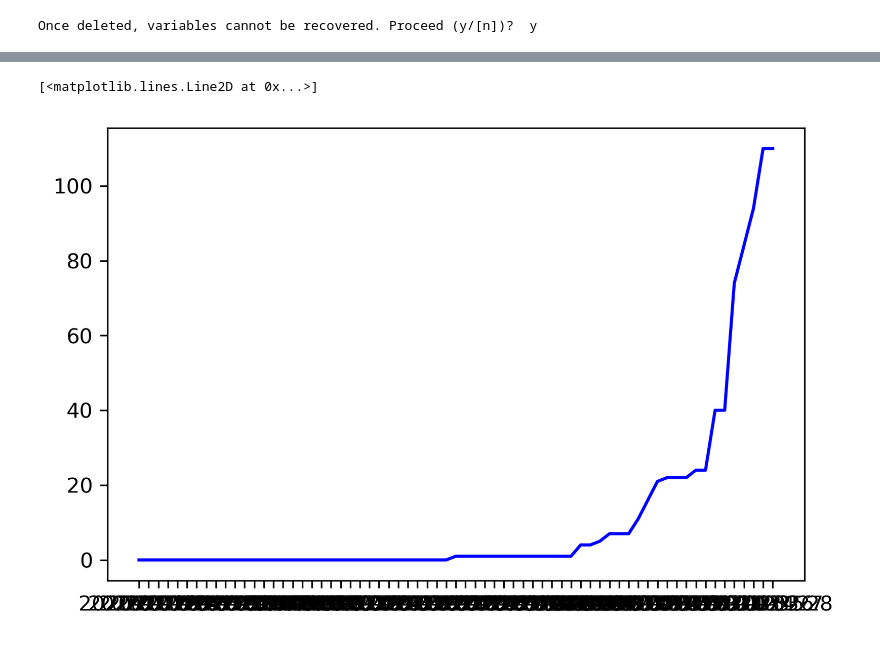
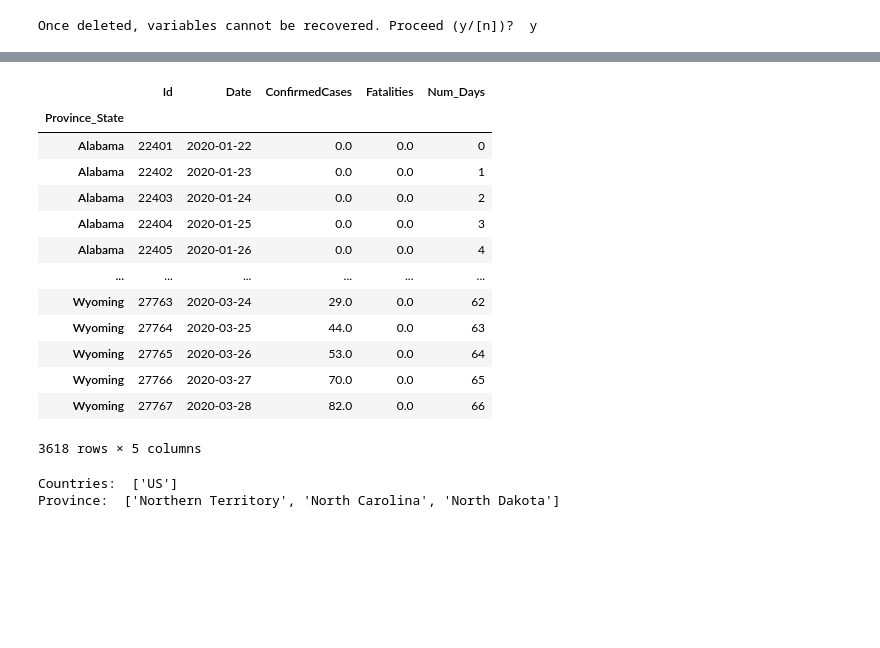
Before and after one commit to mail02ankit/covid19, a Jupyter notebook: ankit_notebook.ipynb, the cells around one changed output, grey strips where cells are left out. Drawn from its saved outputs; the diff is of its cells as text; code cells hidden in the pictures; blank space fills up the shorter version.

```diff
--- a/ankit_notebook.ipynb
+++ b/ankit_notebook.ipynb
@@ -80,11 +69,38 @@ df_r.loc['Afghanistan']
-# %%
-df_p = df_r.loc['Afghanistan']
-
-# fig, ax = plt.subplots(1,1, figsize = (4,2), dpi=300)
-fig, ax = plt.subplots(1,1, dpi=300)
-fontl=8
-
-ax.plot( df_p['Date'], df_p['ConfirmedCases'],'-',color='b', label='Max T')
-# %% [output]
-[<matplotlib.lines.Line2D at 0x...>]
-[figure, removed]
+# %%
+df_r.loc['US']
+# df_r.loc['US'].loc['Alabama']
+# %% [output]
+|  | Id | Date | ConfirmedCases | Fatalities | Num_Days |
+| Province_State |  |  |  |  |  |
+| Alabama | 22401 | 2020-01-22 | 0.0 | 0.0 | 0 |
+| Alabama | 22402 | 2020-01-23 | 0.0 | 0.0 | 1 |
+| Alabama | 22403 | 2020-01-24 | 0.0 | 0.0 | 2 |
+| Alabama | 22404 | 2020-01-25 | 0.0 | 0.0 | 3 |
+| Alabama | 22405 | 2020-01-26 | 0.0 | 0.0 | 4 |
+| ... | ... | ... | ... | ... | ... |
+| Wyoming | 27763 | 2020-03-24 | 29.0 | 0.0 | 62 |
+| Wyoming | 27764 | 2020-03-25 | 44.0 | 0.0 | 63 |
+| Wyoming | 27765 | 2020-03-26 | 53.0 | 0.0 | 64 |
+| Wyoming | 27766 | 2020-03-27 | 70.0 | 0.0 | 65 |
+| Wyoming | 27767 | 2020-03-28 | 82.0 | 0.0 | 66 |
+3618 rows × 5 columns
+# %%
+# To get names to plot
+def search_country_province( country, province, df):
+    # Search country
+    out = []
+    for CName in df['Country_Region'].unique():
+        if re.search(country, CName):
+            out.append(CName)
+    print('Countries: ', out)
+    # Search province
+    out = []
+    for PName in df['Province_State'].unique():
+        if re.search(province, PName):
+               out.append(PName)
+    print('Province: ', out)
+
+search_country_province( 'US', 'North', df)
+# %% [output]
+Countries:  ['US']
+Province:  ['Northern Territory', 'North Carolina', 'North Dakota']
```
Also changed, not shown: parts of 9 cells of this notebook.
